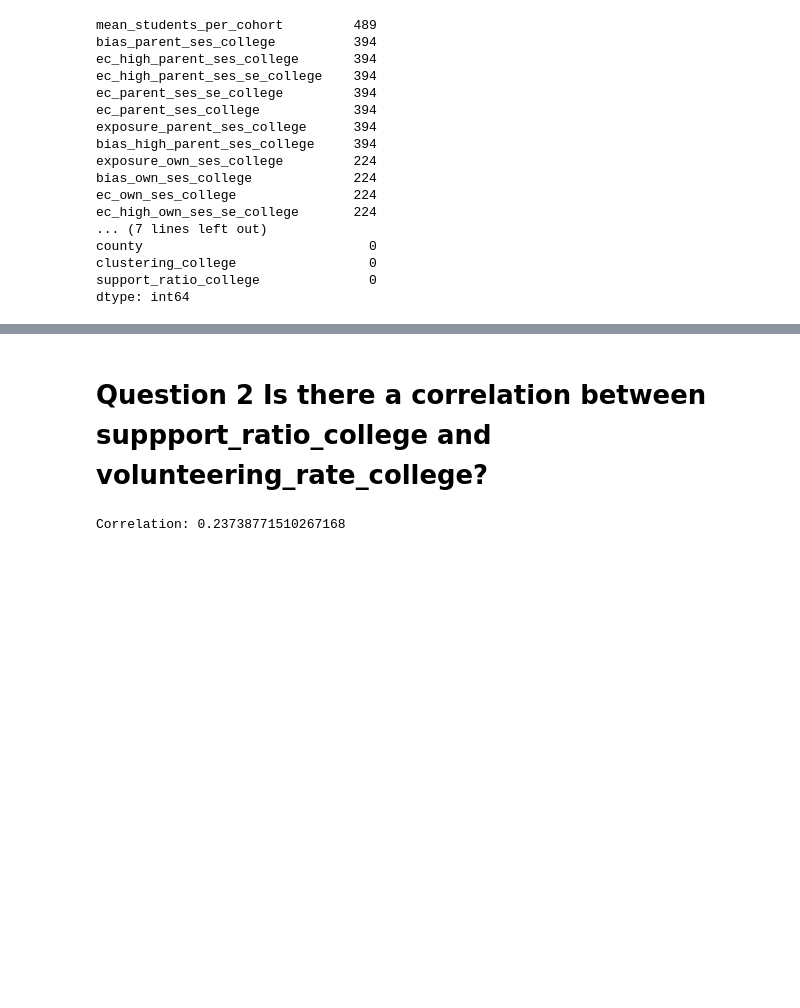
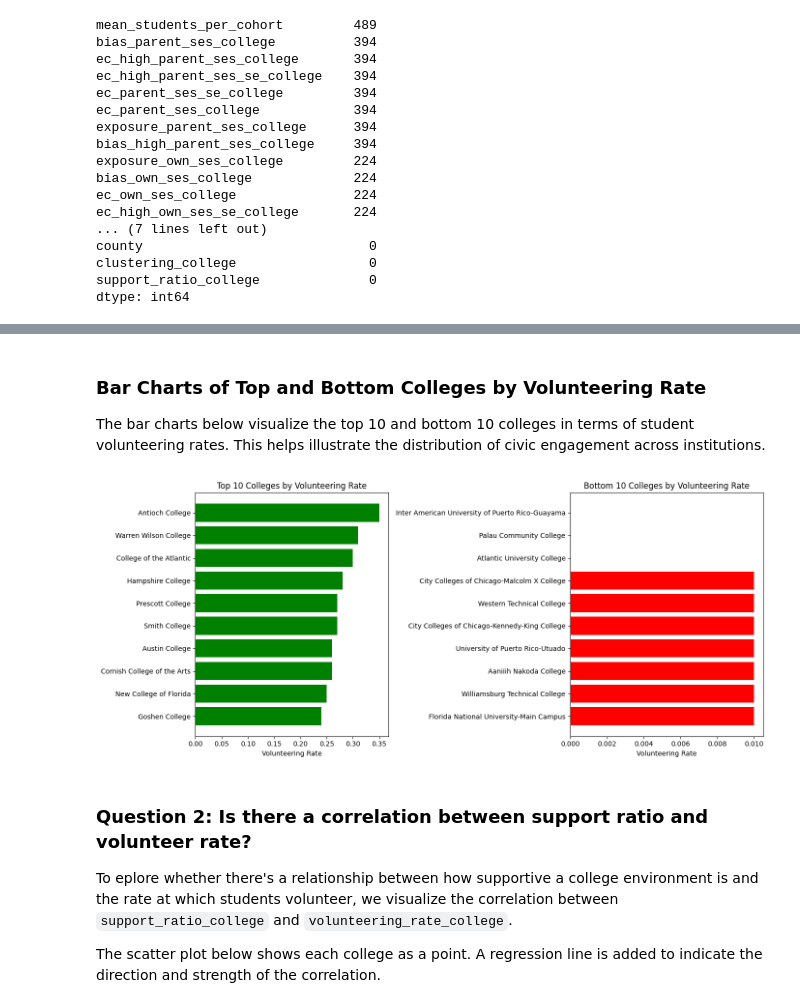
Before and after one commit to Mea-J/python_ds, a Jupyter notebook: Opportunity_Analysis.ipynb, the cells around one changed output, grey strips where cells are left out. Drawn from its saved outputs; the diff is of its cells as text; code cells hidden in the pictures; blank space fills up the shorter version.

Commit message:
Adding Titles

```diff
--- a/Opportunity_Analysis.ipynb
+++ b/Opportunity_Analysis.ipynb
@@ -134,0 +120,11 @@ df.sort_values(by='ec_own_ses_college', ascending=False)[['college_name', 'ec_ow
+# %%
+# Sort the dataframe by volunteering rate
+top_volunteers = df[['college_name', 'volunteering_rate_college']].sort_values(by='volunteering_rate_college', ascending=False).head(10)
+bottom_volunteers = df[['college_name', 'volunteering_rate_college']].sort_values(by='volunteering_rate_college', ascending=True).head(10)
+
+# Display the top and bottom schools
+print("Top 10 Colleges by Volunteering Rate:")
+print(top_volunteers)
+
+print("\nBottom 10 Colleges by Volunteering Rate:")
+print(bottom_volunteers)
@@ -135,7 +149,34 @@ df.sort_values(by='ec_own_ses_college', ascending=False)[['college_name', 'ec_ow
+# %% [markdown]
+### Bar Charts of Top and Bottom Colleges by Volunteering Rate
+
+The bar charts below visualize the top 10 and bottom 10 colleges in terms of student volunteering rates. This helps illustrate the distribution of civic engagement across institutions.
+# %%
+import matplotlib.pyplot as plt
+
+# Set figure size
+plt.figure(figsize=(14, 6))
+
+# Plot Top 10 Colleges
+plt.subplot(1, 2, 1)
+plt.barh(top_volunteers['college_name'], top_volunteers['volunteering_rate_college'], color='green')
+plt.xlabel('Volunteering Rate')
+plt.title('Top 10 Colleges by Volunteering Rate')
+plt.gca().invert_yaxis()  # Highest at top
+
+# Plot Bottom 10 Colleges
+plt.subplot(1, 2, 2)
+plt.barh(bottom_volunteers['college_name'], bottom_volunteers['volunteering_rate_college'], color='red')
+plt.xlabel('Volunteering Rate')
+plt.title('Bottom 10 Colleges by Volunteering Rate')
+plt.gca().invert_yaxis()
+
+plt.tight_layout()
+plt.show()
+# %% [output]
+[figure, added]
 # %% [markdown]
-# Question 2 Is there a correlation between suppport_ratio_college and volunteering_rate_college?
+### Question 2: Is there a correlation between support ratio and volunteer rate?
+
+To eplore whether there's a relationship between how supportive a college environment is and the rate at which students volunteer, we visualize the correlation between `support_ratio_college` and `volunteering_rate_college`.
+
+The scatter plot below shows each college as a point. A regression line is added to indicate the direction and strength of the correlation.
-# %%
-correlation = df['support_ratio_college'].corr(df['volunteering_rate_college'])
-print(f"Correlation: {correlation}")
-# %% [output]
-Correlation: 0.23738771510267168
```
Also changed, not shown: parts of 34 cells of this notebook.
